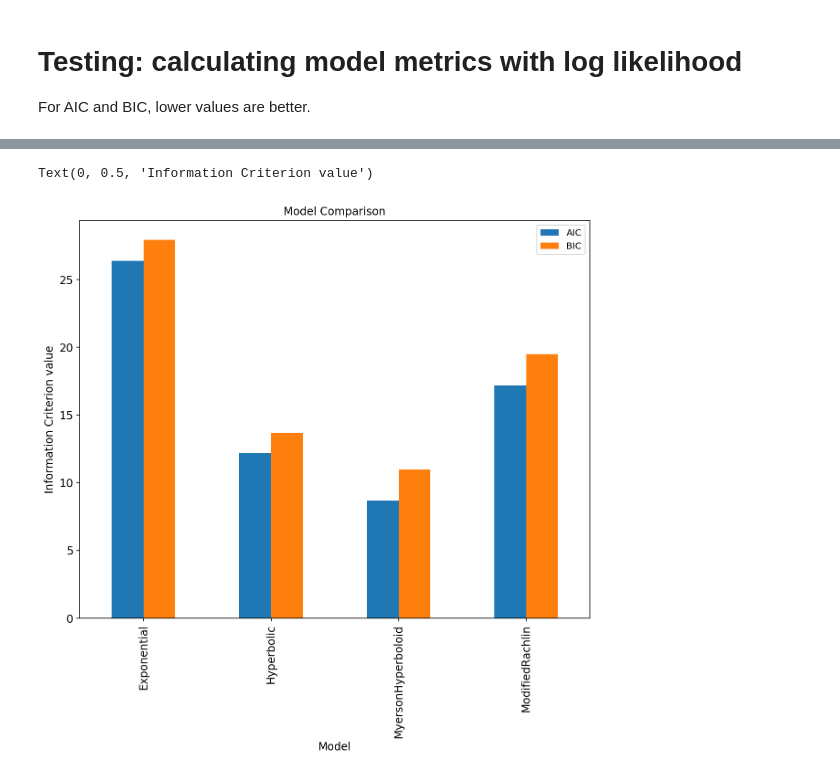
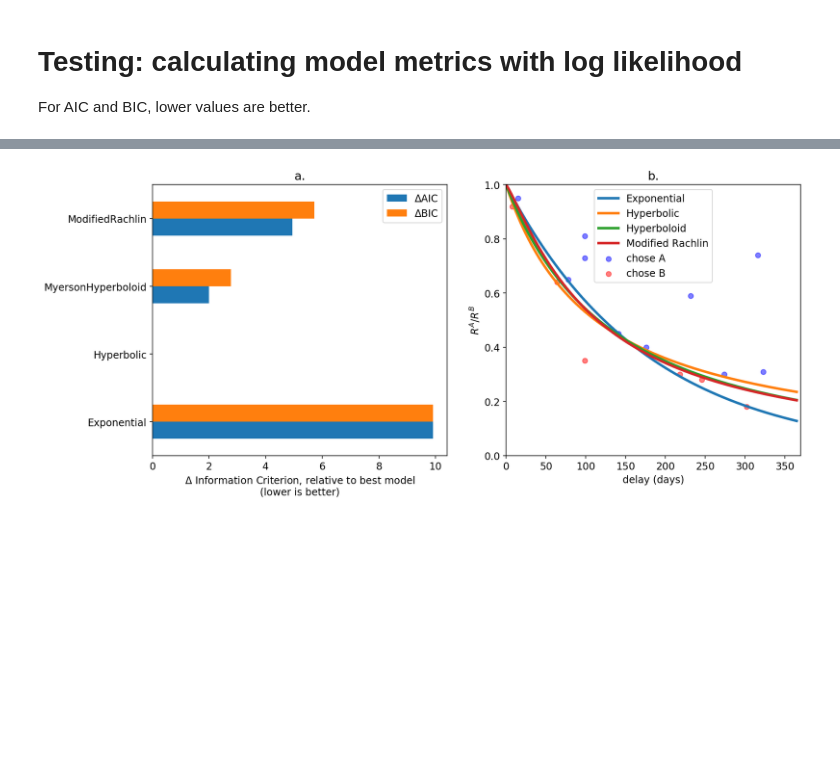
Before and after one commit to drbenvincent/darc_toolbox, a Jupyter notebook: dev/multiple model fitting.ipynb, the cells around one changed output, grey strips where cells are left out. Drawn from its saved outputs; the diff is of its cells as text; code cells hidden in the pictures; blank space fills up the shorter version.

```diff
--- a/dev/multiple model fitting.ipynb
+++ b/dev/multiple model fitting.ipynb
@@ -186,13 +190,36 @@ model_comparison
-# %%
-ax = model_comparison[['AIC','BIC']].plot(kind='bar',
-                                          title ="Model Comparison",
-                                          figsize=(10, 8),
-                                          legend=True,
-                                          fontsize=12)
-
-ax.set_xticklabels(model_comparison['model'])
-ax.set_xlabel("Model", fontsize=12)
-ax.set_ylabel("Information Criterion value", fontsize=12)
-# %% [output]
-Text(0, 0.5, 'Information Criterion value')
-[figure, removed]
+# %%
+def multiple_model_visulise(ax, fitted_models, design_thing):
+    # plot data
+    plot_delay_without_front_end_delays(ax, design_thing.get_df())
+    ax.set_ylim([0,1])
+    ax.set_xlim([0,365+5])
+    ax.set_title('b.')
+
+    # plot discount functions
+    exponential_posterior_predictive(ax, fitted_models[0])
+    hyperbolic_posterior_predictive(ax, fitted_models[1])
+    myerson_hyperboloid_posterior_predictive(ax, fitted_models[2])
+    modified_rachlin_posterior_predictive(ax, fitted_models[3])
+
+def plot_model_comparison_metrics(ax, fitted_models, design_thing):
+    model_comparison[['ΔAIC','ΔBIC']].plot(kind='barh',
+                                         title ='a.',
+                                         figsize=(10, 8),
+                                         legend=True,
+                                         ax=ax)
+
+    ax.set_yticklabels(model_comparison['model'])
+    ax.set_xlabel('$\Delta$ Information Criterion, relative to best model\n(lower is better)')
+
+
+
+fig, ax = plt.subplots(1, 2)
+
+multiple_model_visulise(ax[1], fitted_models, design_thing)
+plot_model_comparison_metrics(ax[0], fitted_models, design_thing)
+fig.set_figheight(6)
+fig.set_figwidth(14)
+
+fig.savefig('mulitple_model_fitting.pdf', bbox_inches='tight')
+# %% [output]
+[figure, added]
```
Also changed, not shown: parts of 7 cells of this notebook.
